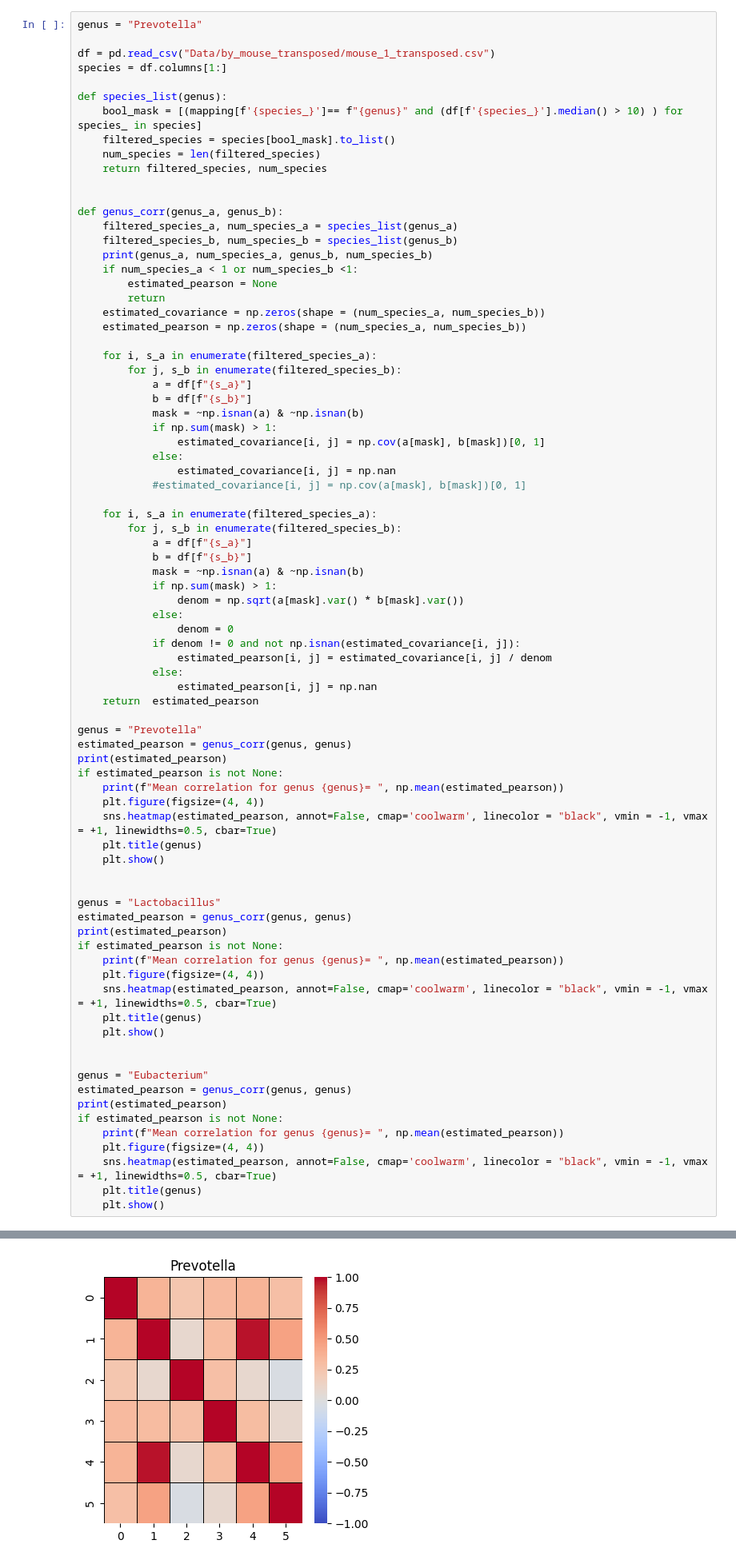
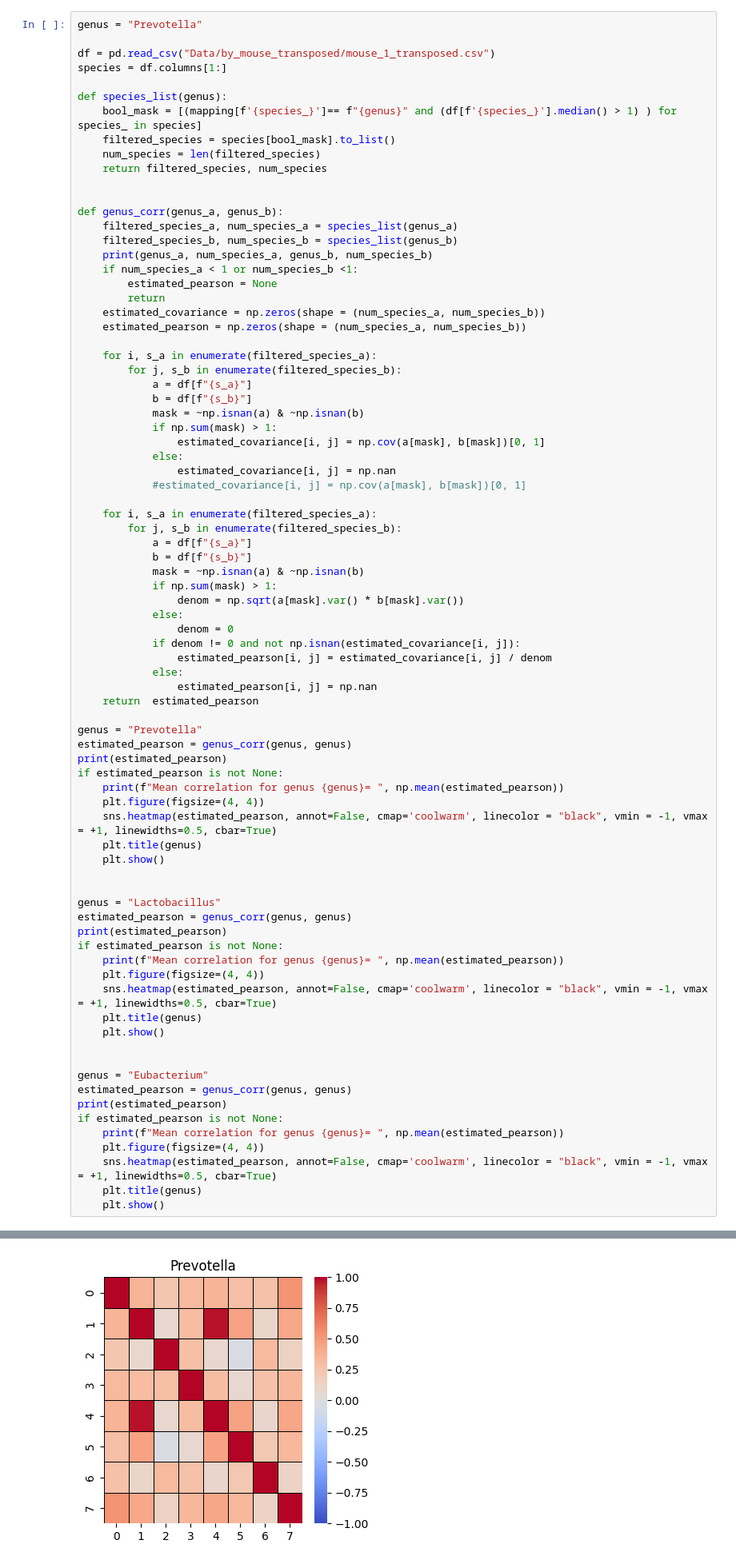
Before and after one commit to miriamzara/LCPA_project, a Jupyter notebook: new_analyisis_miriam.ipynb, the cells around one changed output, grey strips where cells are left out. Shown at 80% size. Cells and saved outputs as stored; diff of their text form.

```diff
--- a/new_analyisis_miriam.ipynb
+++ b/new_analyisis_miriam.ipynb
@@ -401,7 +401,7 @@ df = pd.read_csv("Data/by_mouse_transposed/mouse_1_transposed.csv")
 species = df.columns[1:]
 
 def species_list(genus):
-    bool_mask = [(mapping[f'{species_}']== f"{genus}" and (df[f'{species_}'].median() > 10) ) for species_ in species]
+    bool_mask = [(mapping[f'{species_}']== f"{genus}" and (df[f'{species_}'].median() > 1) ) for species_ in species]
     filtered_species = species[bool_mask].to_list()
     num_species = len(filtered_species)
     return filtered_species, num_species
@@ -486,4 +496,4 @@ Mean correlation for genus Prevotella=  0.4188232543209413
-[figure, old version]
+[figure, new version]
 Lactobacillus 3 Lactobacillus 3
 [[ 1.          0.58623374 -0.04539404]
  [ 0.58623374  1.          0.21238185]
```
Also changed, not shown: parts of 12 cells of this notebook, 4 other files.
